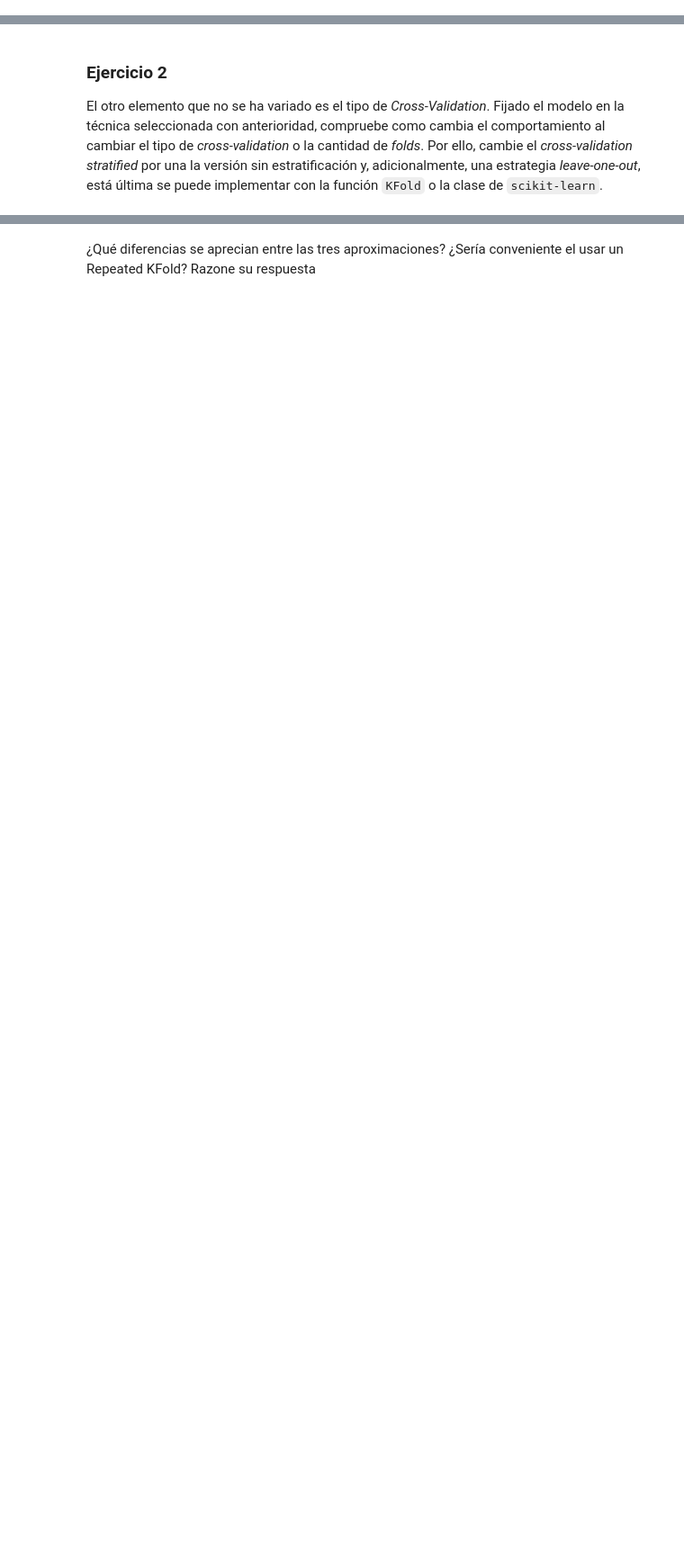
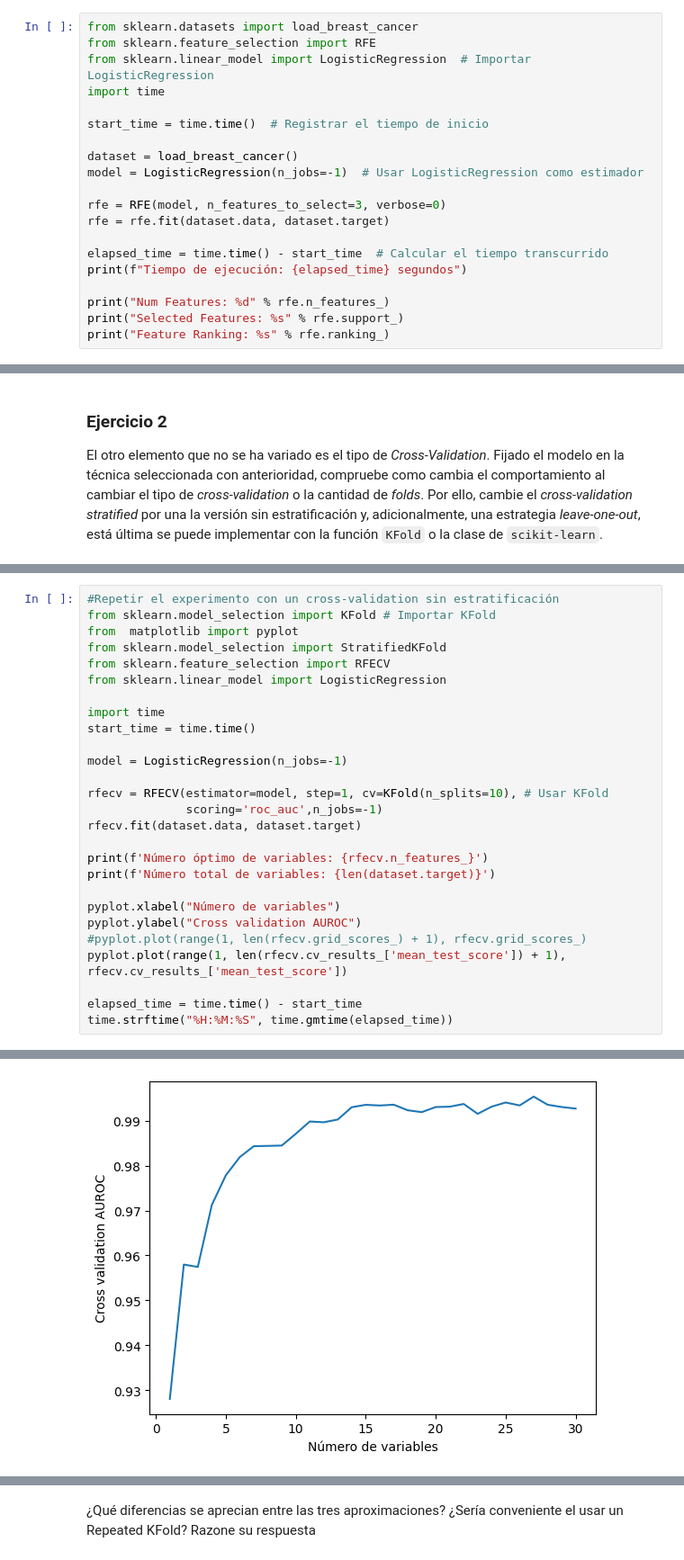
Before and after one commit to EmilioUcelayLojo/AA3, a Jupyter notebook: lab2/lab2.ipynb, the cells around one changed output, grey strips where cells are left out. Shown at 90% size. Saved outputs shown, nothing was run; the diff lists cells and outputs as text; blank space fills up the shorter version.

```diff
--- a/lab2/lab2.ipynb
+++ b/lab2/lab2.ipynb
@@ -347,0 +392,20 @@ Compare los resultados cambiando el modelo con el que se compara, por ejemplo us
+# %%
+from sklearn.datasets import load_breast_cancer
+from sklearn.feature_selection import RFE
+from sklearn.linear_model import LogisticRegression  # Importar LogisticRegression
+import time
+
+start_time = time.time()  # Registrar el tiempo de inicio
+
+dataset = load_breast_cancer()
+model = LogisticRegression(n_jobs=-1)  # Usar LogisticRegression como estimador
+
+rfe = RFE(model, n_features_to_select=3, verbose=0)
+rfe = rfe.fit(dataset.data, dataset.target)
+
+elapsed_time = time.time() - start_time  # Calcular el tiempo transcurrido
+print(f"Tiempo de ejecución: {elapsed_time} segundos")
+
+print("Num Features: %d" % rfe.n_features_)
+print("Selected Features: %s" % rfe.support_)
+print("Feature Ranking: %s" % rfe.ranking_)
@@ -357,0 +438,28 @@ El otro elemento que no se ha variado es el tipo de _Cross-Validation_. Fijado e
+# %%
+#Repetir el experimento con un cross-validation sin estratificación
+from sklearn.model_selection import KFold # Importar KFold
+from  matplotlib import pyplot
+from sklearn.model_selection import StratifiedKFold
+from sklearn.feature_selection import RFECV
+from sklearn.linear_model import LogisticRegression
+
+import time
+start_time = time.time()
+
+model = LogisticRegression(n_jobs=-1)
+
+rfecv = RFECV(estimator=model, step=1, cv=KFold(n_splits=10), # Usar KFold
+              scoring='roc_auc',n_jobs=-1)
+rfecv.fit(dataset.data, dataset.target)
+
+print(f'Número óptimo de variables: {rfecv.n_features_}')
+print(f'Número total de variables: {len(dataset.target)}')
+
+pyplot.xlabel("Número de variables")
+pyplot.ylabel("Cross validation AUROC")
+#pyplot.plot(range(1, len(rfecv.grid_scores_) + 1), rfecv.grid_scores_)
+pyplot.plot(range(1, len(rfecv.cv_results_['mean_test_score']) + 1), rfecv.cv_results_['mean_test_score'])
+
+elapsed_time = time.time() - start_time
+time.strftime("%H:%M:%S", time.gmtime(elapsed_time))
+# %% [output]
@@ -357,0 +469 @@ El otro elemento que no se ha variado es el tipo de _Cross-Validation_. Fijado e
+[figure, added]
```
Also changed, not shown: parts of 36 cells of this notebook.
